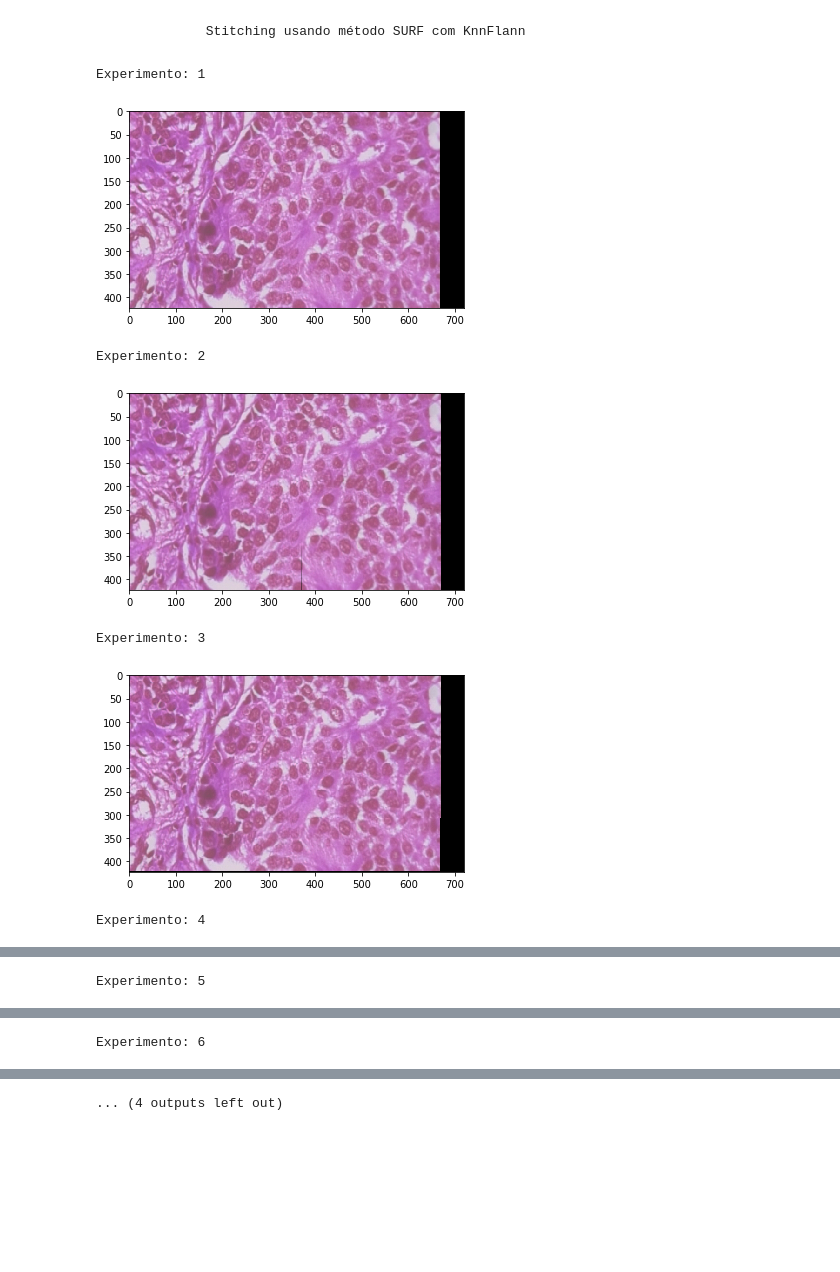
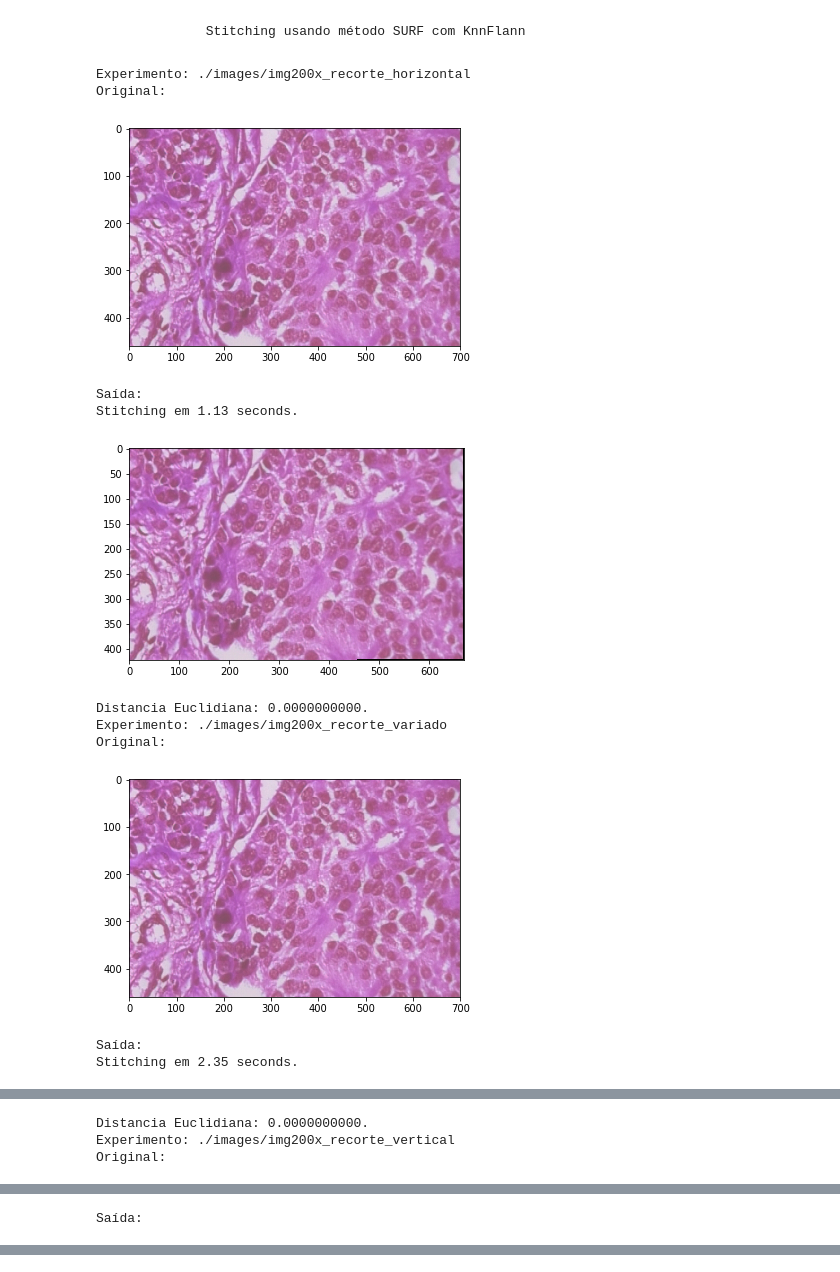
Before and after one commit to wparaujo/visaocomp, a Jupyter notebook: Method SURF.ipynb, the cells around one changed output, grey strips where cells are left out. Drawn from its saved outputs; the diff is of its cells as text; code cells hidden in the pictures; blank space fills up the shorter version.

Commit message:
Add histogram, distance and time of all experiments

```diff
--- a/Method SURF.ipynb
+++ b/Method SURF.ipynb
@@ -76,8 +76,12 @@ class Stitcher:
         self.images = images
         self.count = len(images)
         self.prepare_lists()
+        start = timeit.default_timer()
         self.left_shift()
         self.right_shift()
+        stop = timeit.default_timer()
+        duration = stop - start
+        print("Stitching em %.2f seconds." % duration)
 
         if self.crop_x_min and self.crop_x_max and self.crop_y_min and self.crop_y_max:
             return self.result[
@@ -184,38 +218,80 @@ class Stitcher:
 # %%
 if __name__ == "__main__":
 
     dir_names = [f.path for f in os.scandir("./images/") if f.is_dir() ]
     images = []
 
     crop_x_min = 30
-    crop_x_max = 750
+    crop_x_max = 700
     crop_y_min = 37
     crop_y_max = 460
 
 
     for i in range(len(dir_names)):
         images_dir = []
         for filename in os.listdir(dir_names[i]):
             img = cv2.imread(os.path.join(dir_names[i],filename))
             if img is not None:
                 images_dir.append(img)
-        print("Experimento:", i+1)
+
+        print("Experimento:", dir_names[i])
         s = Stitcher(
             crop_x_min=crop_x_min,
             crop_x_max=crop_x_max,
             crop_y_min=crop_y_min,
             crop_y_max=crop_y_max,
         )
 
-        panorama = s.stitch(images_dir)
+        if i == 0 or i == 1 or i == 2:
+            original = cv2.imread("./images/SOB_M_DC-14-2523-200-018.png")
+            print("Original: ")
+            plt.imshow(original)
+            plt.show()
+        elif i == 3 or i == 4:
+            original = cv2.imread("./images/SOB_M_DC-14-2523-400-005.png")
+            print("Original: ")
+            plt.imshow(original)
+            plt.show()
+        elif i == 5:
+            original = cv2.imread("./images/SOB_M_DC-14-2523-400-006.png")
+            print("Original: ")
+            plt.imshow(original)
+            plt.show()
+        elif i == 6:
+            original = cv2.imread("./images/SOB_M_DC-14-2523-400-007.png")
+            print("Original: ")
+            plt.imshow(original)
+            plt.show()
+        elif i == 7:
+            original = cv2.imread("./images/SOB_M_DC-14-2523-400-004.png")
+            print("Original: ")
+            plt.imshow(original)
+            plt.show()
 
-        plt.imshow(panorama)
+        print("Saída: ")
+        output = s.stitch(images_dir)
+        plt.imshow(output)
         plt.show()
+
+        histOriginal = Histograma(original).get_histograma()
+        histOutput = Histograma(output).get_histograma()
+
+        tamanhoVetor = len(histOriginal)
+        soma = 0
+        for i in range(tamanhoVetor):
+            soma = soma + ((histOriginal[i]-histOutput[i])**2)
+
+        print("Distancia Euclidiana: %.10f." % soma)
 # %% [output]
-Experimento: 1
+Experimento: ./images/img200x_recorte_horizontal
+Original:
-[figure, old version]
+[figure, new version]
-Experimento: 2
+Saída:
+Stitching em 1.13 seconds.
-[figure, old version]
+[figure, new version]
-Experimento: 3
+Distancia Euclidiana: 0.0000000000.
+Experimento: ./images/img200x_recorte_variado
+Original:
-[figure, old version]
+[figure, new version]
-Experimento: 4
+Saída:
+Stitching em 2.35 seconds.
@@ -223 +299,3 @@ Experimento: 4
-Experimento: 5
+Distancia Euclidiana: 0.0000000000.
+Experimento: ./images/img200x_recorte_vertical
+Original:
@@ -225 +303 @@ Experimento: 5
-Experimento: 6
+Saída:
@@ -227 +303,0 @@ Experimento: 6
-... (4 outputs left out)
```
Also changed, not shown: parts of 4 cells of this notebook.
